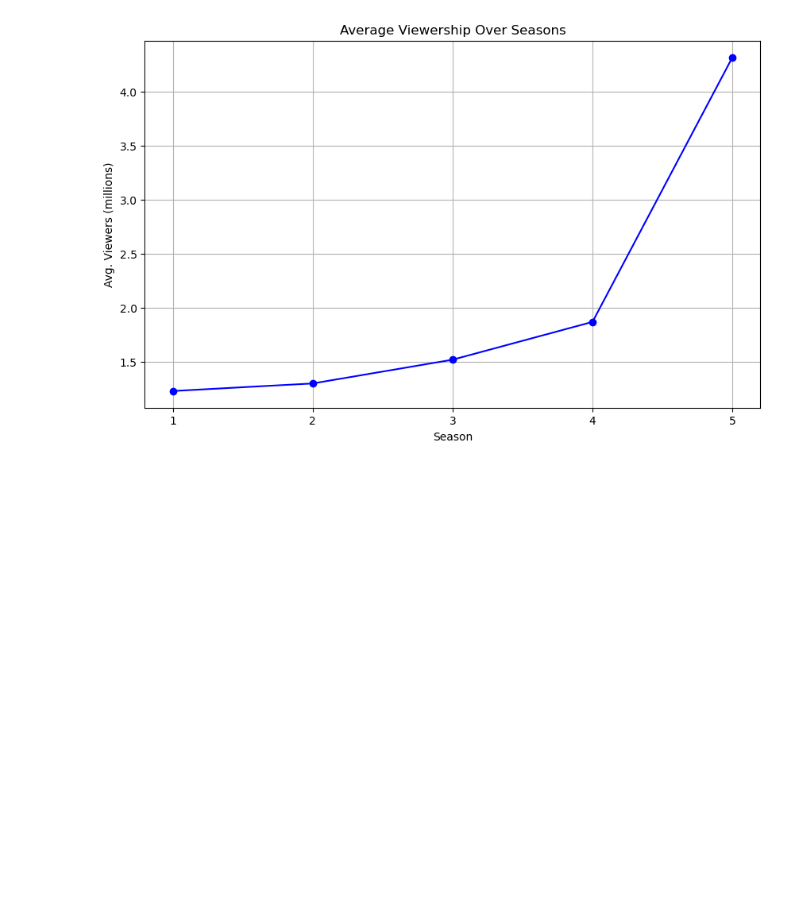
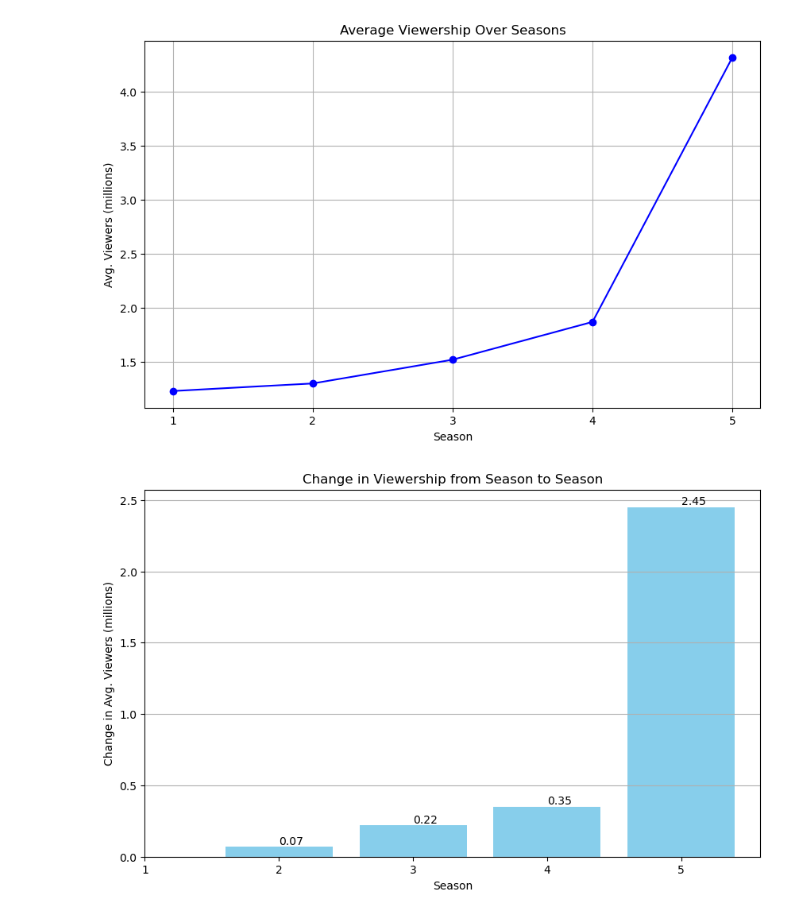
Before and after one commit to kobygrave/breakingbad, a Jupyter notebook: report.ipynb, the cells around one changed output. Drawn from its saved outputs; the diff is of its cells as text; code cells hidden in the pictures; blank space fills up the shorter version.

Commit message:
Add the graph2

```diff
--- a/report.ipynb
+++ b/report.ipynb
@@ -53,2 +53,23 @@ plt.show()  # Show the plot
 # %% [output]
 [figure]
+# %%
+# calculate the change in viewership
+season_df['Viewership Change'] = season_df['Avg. Viewers (millions)'].diff()
+
+# plotting the bar graph for the changes
+plt.figure(figsize=(10, 6))
+bars = plt.bar(season_df['Season'][1:], season_df['Viewership Change'][1:], color='skyblue')
+plt.title('Change in Viewership from Season to Season')
+plt.xlabel('Season')
+plt.ylabel('Change in Avg. Viewers (millions)')
+plt.xticks(season_df['Season'])
+plt.grid(axis='y')
+
+# labels
+for bar in bars:
+    yval = bar.get_height()
+    plt.text(bar.get_x() + bar.get_width()/2, yval, round(yval, 2), va='bottom')  # va: vertical alignment
+
+plt.show()
+# %% [output]
+[figure, added]
```
Also changed, not shown: parts of 1 cell of this notebook.
